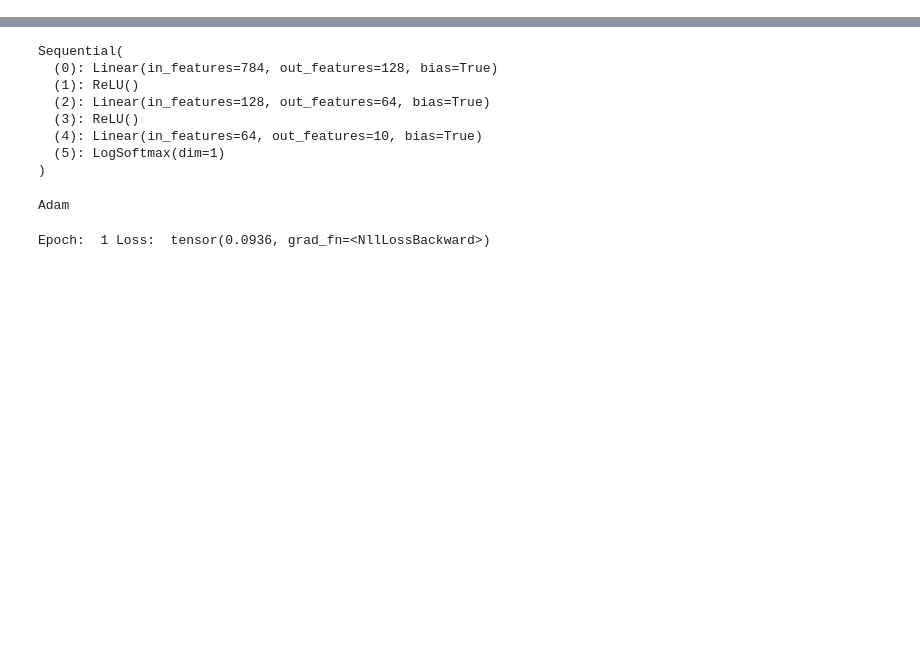
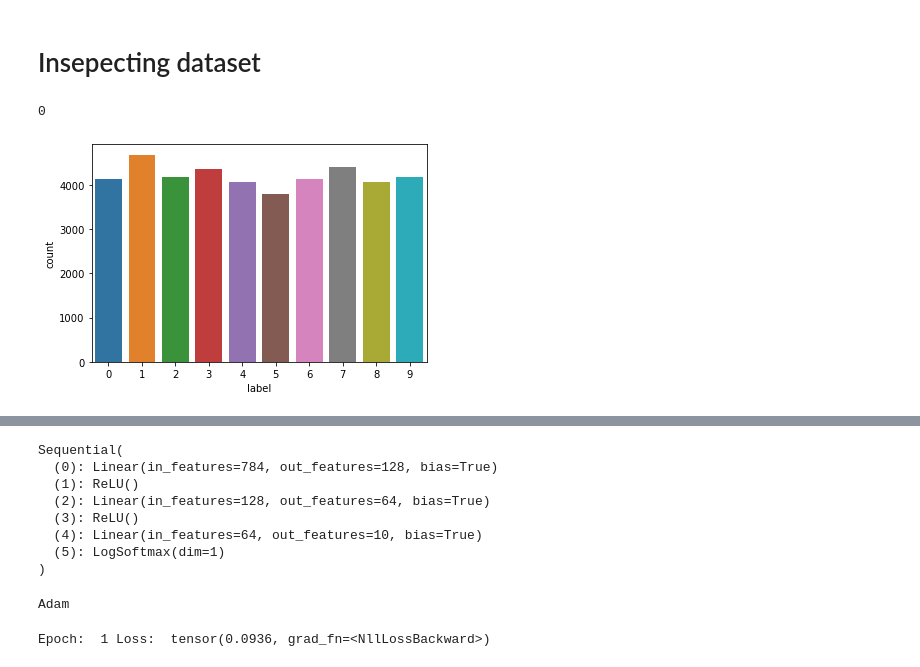
Before and after one commit to AymanNasser/Aroma, a Jupyter notebook: Pytorch_training.ipynb, the cells around one changed output, grey strips where cells are left out. Cells and saved outputs as stored; diff of their text form; code cells hidden in the pictures; blank space fills up the shorter version.

Commit message:
Type: feat Added vis cell to the pytorch notebook inspecting the dataset
Signed-off-by: AymanNasser <aymannasr43@gmail.com>

```diff
--- a/Pytorch_training.ipynb
+++ b/Pytorch_training.ipynb
@@ -12,3 +13,13 @@ import pandas as pd
 # X_train = X_train.T
 # y_train = y_train.reshape(y_train.shape[0], -1)
 # print(X_train.shape, y_train.shape)
+# %% [markdown]
+# Insepecting dataset
+# %%
+df = pd.read_csv('/home/ayman/FOE-Linux/Aroma/nn/digit-recognizer/train.csv')
+# %%
+sns.countplot(df['label'])
+df.isnull().sum().sum()
+# %% [output]
+0
+[figure, added]
```
Also changed, not shown: parts of 3 cells of this notebook, 4 other files.
